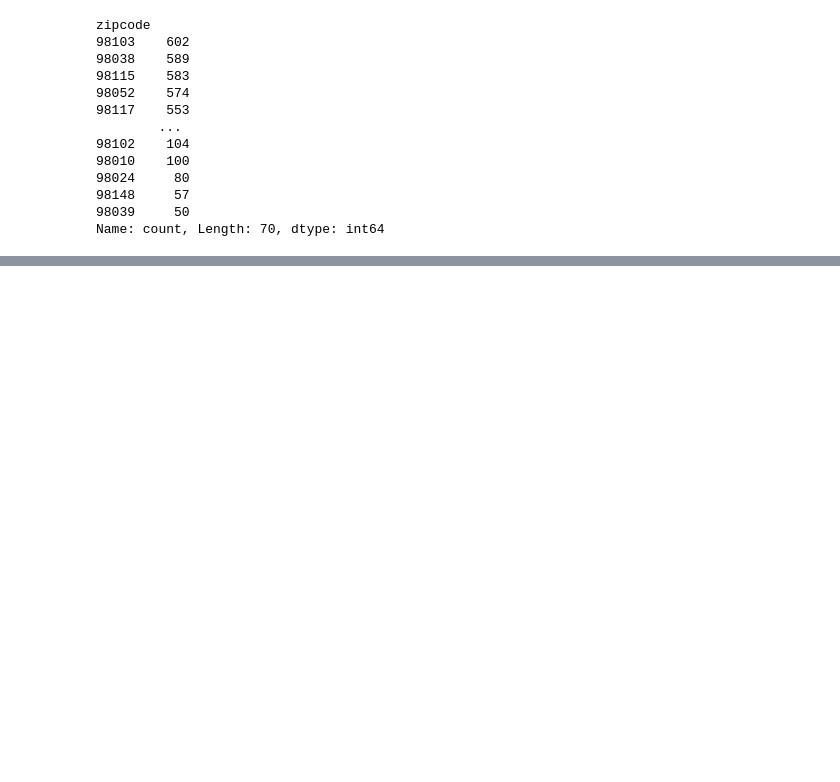
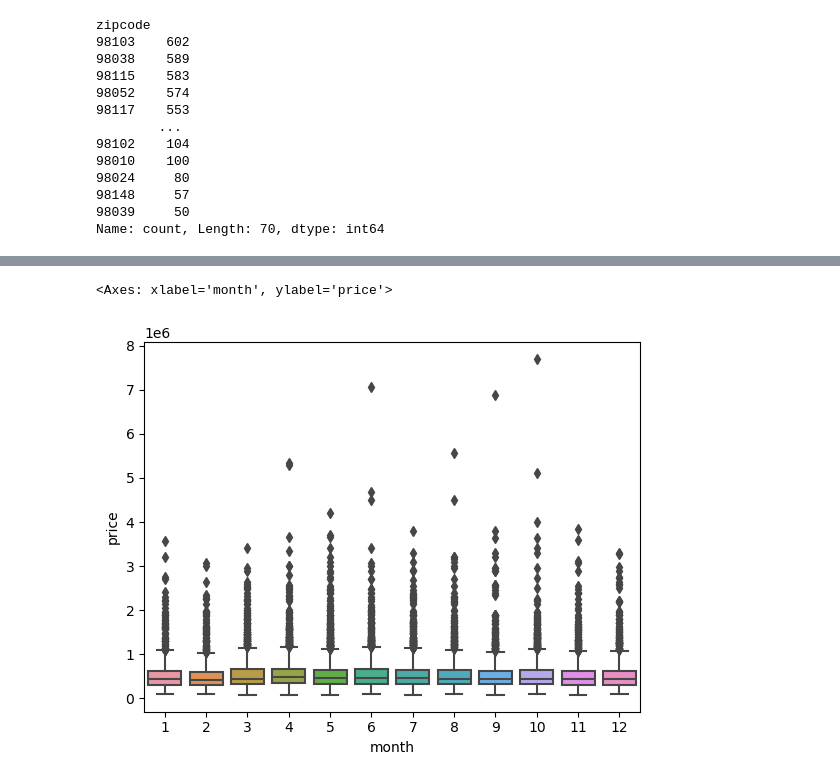
Before and after one commit to anmol438/Keras-Projects, a Jupyter notebook: project1/project1.ipynb, the cells around one changed output, grey strips where cells are left out. Saved outputs shown, nothing was run; the diff lists cells and outputs as text; code cells hidden in the pictures; blank space fills up the shorter version.

```diff
--- a/project1/project1.ipynb
+++ b/project1/project1.ipynb
@@ -187,0 +198,4 @@ Name: count, Length: 70, dtype: int64
+# %%
+df = df.drop('id', axis=1)
+# %%
+df['date'] = pd.to_datetime(df['date'], format='%m/%d/%Y')
@@ -187,0 +204,2 @@ Name: count, Length: 70, dtype: int64
+# %%
+df = df.drop('date', axis=1)
@@ -187,0 +216,5 @@ Name: count, Length: 70, dtype: int64
+# %%
+sns.boxplot(df, x='month', y='price')
+# %% [output]
+<Axes: xlabel='month', ylabel='price'>
+[figure, added]
```
Also changed, not shown: parts of 7 cells of this notebook.
